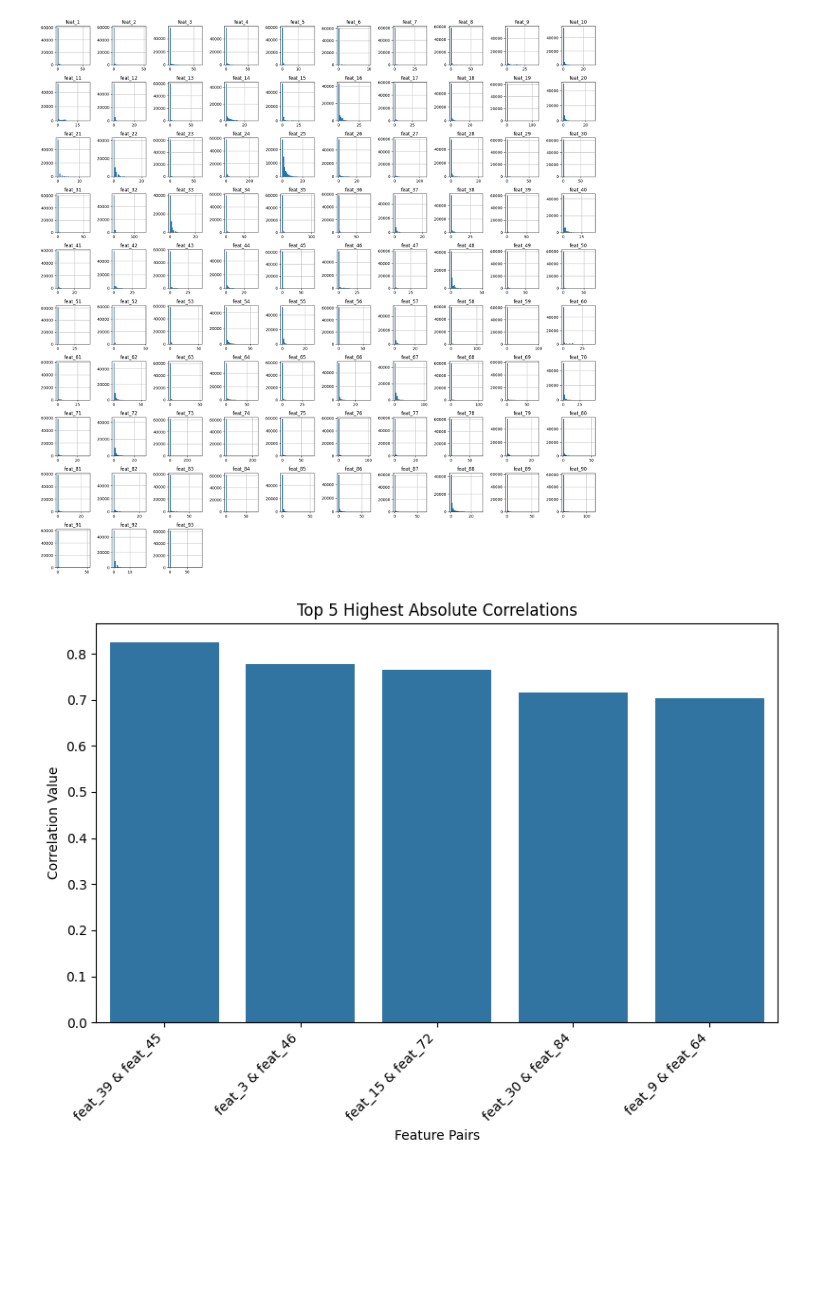
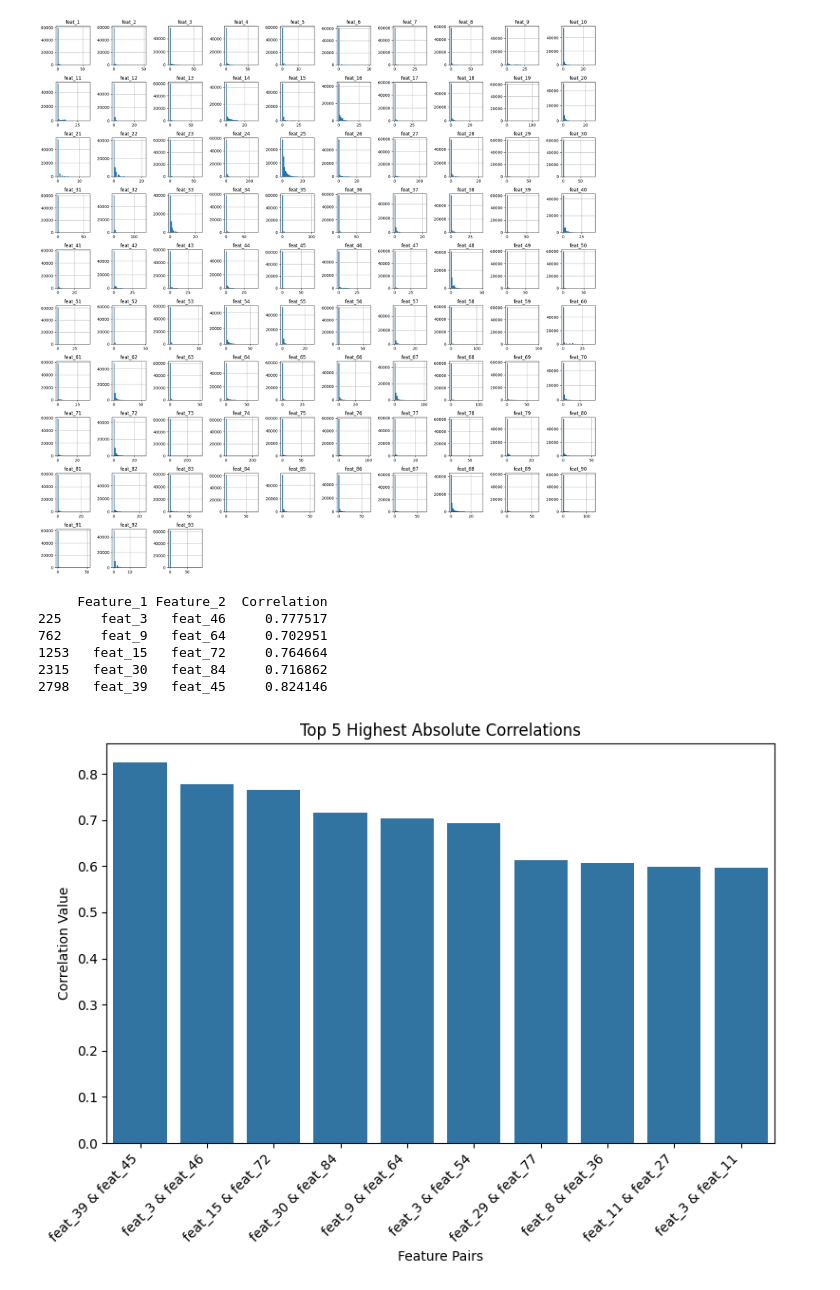
Before and after one commit to o2ba/fs-classify-products, a Jupyter notebook: data/Georgios & Joscha Random Forest/J01_Exploration.ipynb, the cells around one changed output. Saved outputs shown, nothing was run; the diff lists cells and outputs as text; code cells hidden in the pictures; blank space fills up the shorter version.

```diff
--- a/data/Georgios & Joscha Random Forest/J01_Exploration.ipynb
+++ b/data/Georgios & Joscha Random Forest/J01_Exploration.ipynb
@@ -79,32 +79,43 @@ plt.show()
 import pandas as pd
 import numpy as np
 import matplotlib.pyplot as plt
 import seaborn as sns
 import matplotlib.pyplot as plt
 
 # Korrelationsmatrix berechnen
 corr = data_excluded.corr()
 
 # Nur obere Dreiecksmatrix ohne Diagonale (sonst sind 1.0 enthalten)
 corr_triu = corr.where(~np.tril(np.ones(corr.shape)).astype(bool))
 
 # In lange Form bringen und sortieren
 corr_melted = corr_triu.stack().reset_index()
 corr_melted.columns = ['Feature_1', 'Feature_2', 'Correlation']
-top5_corr = corr_melted.reindex(corr_melted['Correlation'].abs().sort_values(ascending=False).index).head(5)
+top5_corr = corr_melted.reindex(corr_melted['Correlation'].abs().sort_values(ascending=False).index).head(10)
 
+# Feature-Paare mit Korrelation über 70% speichern
+high_corr_pairs = corr_melted[corr_melted['Correlation'].abs() > 0.7]
+high_corr_pairs.to_csv('high_corr_feature_pairs.csv', index=False)
+
+print(high_corr_pairs)
 # Create a vertical barplot in English
 plt.figure(figsize=(8, 6))
 sns.barplot(
     data=top5_corr,
     x=top5_corr['Feature_1'] + ' & ' + top5_corr['Feature_2'],
     y='Correlation'
 )
 plt.title("Top 5 Highest Absolute Correlations")
 plt.xlabel("Feature Pairs")
 plt.ylabel("Correlation Value")
 plt.xticks(rotation=45, ha='right')
 plt.tight_layout()
 plt.show()
 # %% [output]
+     Feature_1 Feature_2  Correlation
+225     feat_3   feat_46     0.777517
+762     feat_9   feat_64     0.702951
+1253   feat_15   feat_72     0.764664
+2315   feat_30   feat_84     0.716862
+2798   feat_39   feat_45     0.824146
-[figure, old version]
+[figure, new version]
```
Also changed, not shown: 2 other files.
